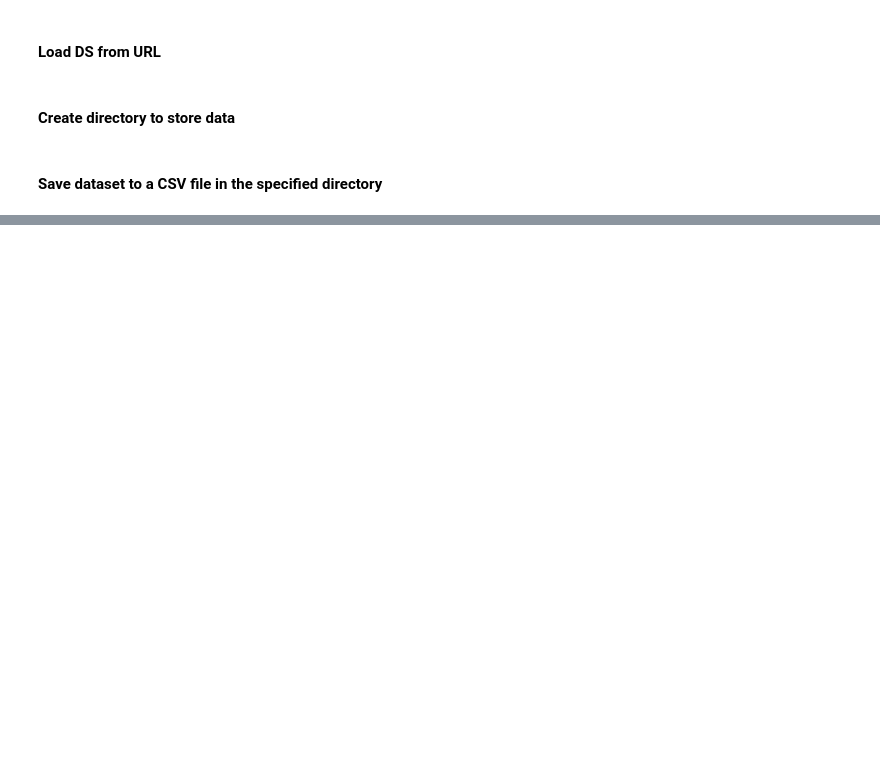
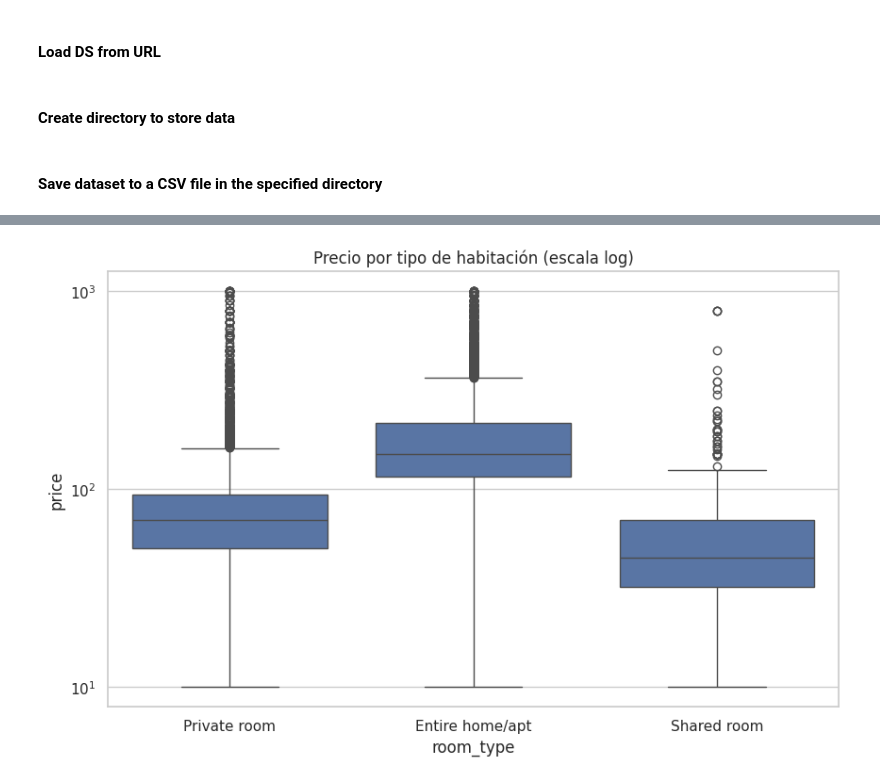
Before and after one commit to 4GeeksAcademy/ViceVareles_Bea_Intro_ML, a Jupyter notebook: src/eda.ipynb, the cells around one changed output, grey strips where cells are left out. Saved outputs shown, nothing was run; the diff lists cells and outputs as text; code cells hidden in the pictures; blank space fills up the shorter version.

```diff
--- a/src/eda.ipynb
+++ b/src/eda.ipynb
@@ -17,0 +145,14 @@ df.to_csv('./data/raw/AB_NYC_2019.csv', index=False)
+# %%
+
+# ======================
+# 7. Análisis por variables categóricas
+# ======================
+# Precio por tipo de habitación
+sns.boxplot(data=df, x='room_type', y='price')
+plt.yscale('log')
+plt.title("Precio por tipo de habitación (escala log)")
+plt.show()
+
+# Conclusión: los alojamientos "Entire home/apt" tienen mayores precios en promedio.
+# %% [output]
+[figure, added]
```
Also changed, not shown: parts of 22 cells of this notebook, 1 other file.
